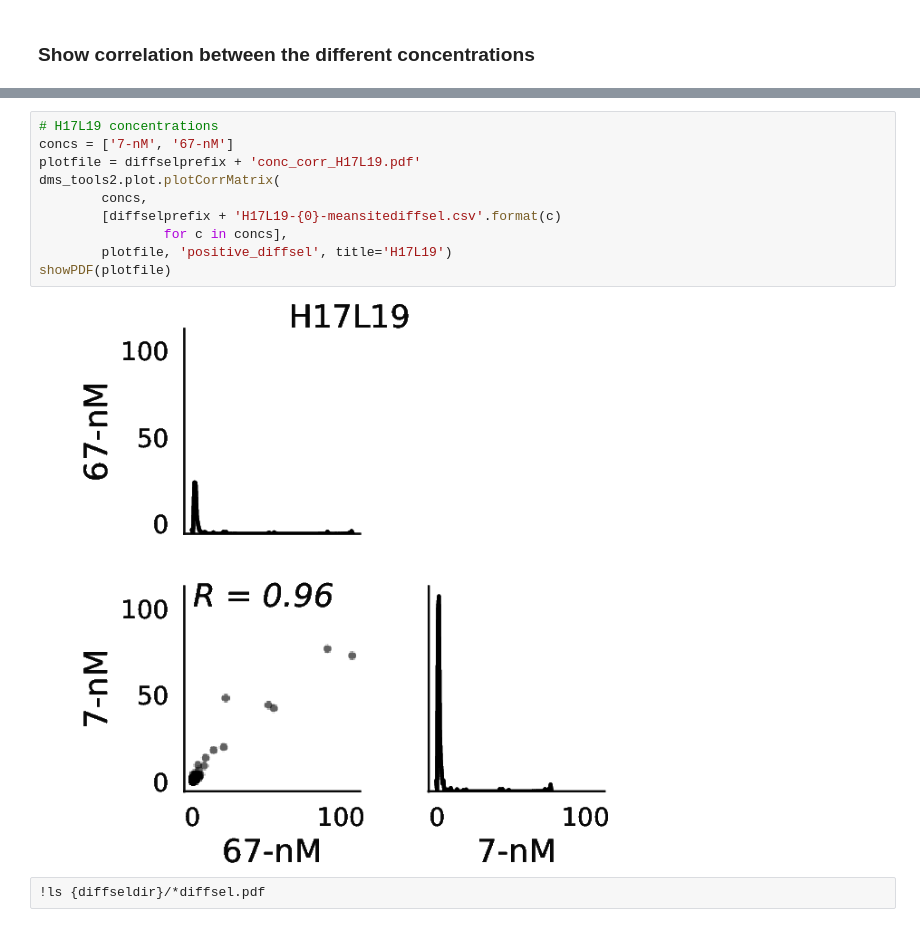
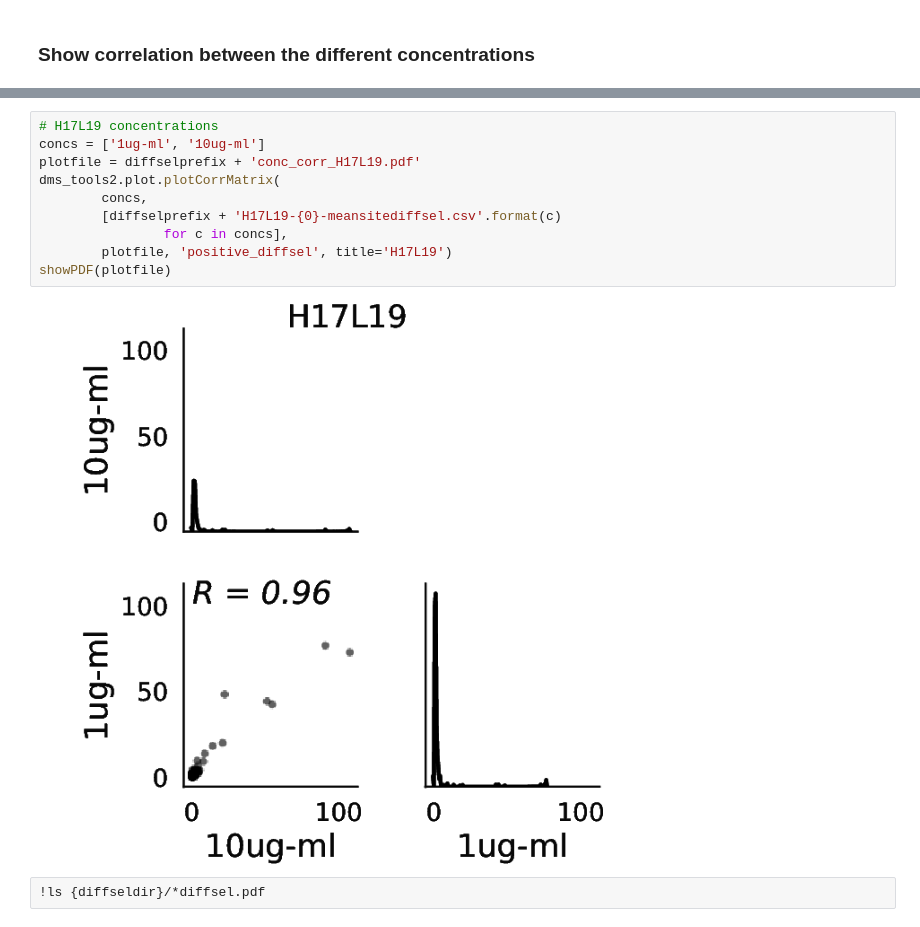
Before and after one commit to jbloomlab/HA_antibody_ease_of_escape, a Jupyter notebook: analysis_code/analysis_notebook.ipynb, the cells around one changed output, grey strips where cells are left out. Cells and saved outputs as stored; diff of their text form.

```diff
--- a/analysis_code/analysis_notebook.ipynb
+++ b/analysis_code/analysis_notebook.ipynb
@@ -479,15 +453,15 @@ showPDF(plotfile)
 # %%
 # H17L19 concentrations
-concs = ['7-nM', '67-nM']
+concs = ['1ug-ml', '10ug-ml']
 plotfile = diffselprefix + 'conc_corr_H17L19.pdf'
 dms_tools2.plot.plotCorrMatrix(
         concs,
         [diffselprefix + 'H17L19-{0}-meansitediffsel.csv'.format(c)
                 for c in concs],
         plotfile, 'positive_diffsel', title='H17L19')
 showPDF(plotfile)
 # %% [output]
-[figure, old version]
+[figure, new version]
 # %%
 !ls {diffseldir}/*diffsel.pdf
 # %% [output]
```
Also changed, not shown: parts of 37 cells of this notebook, 1 other file.
